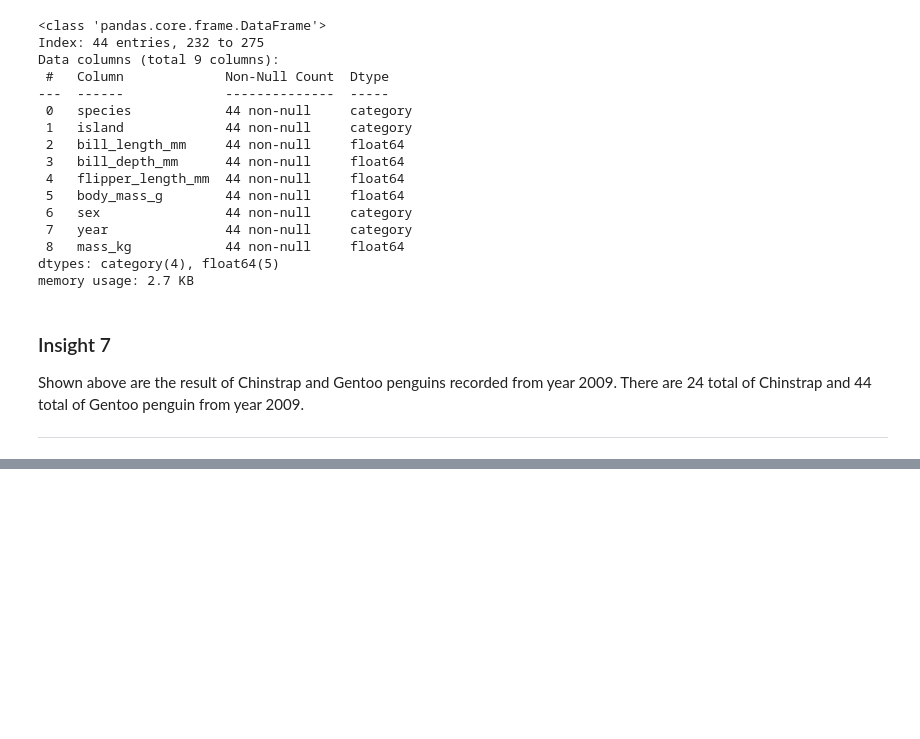
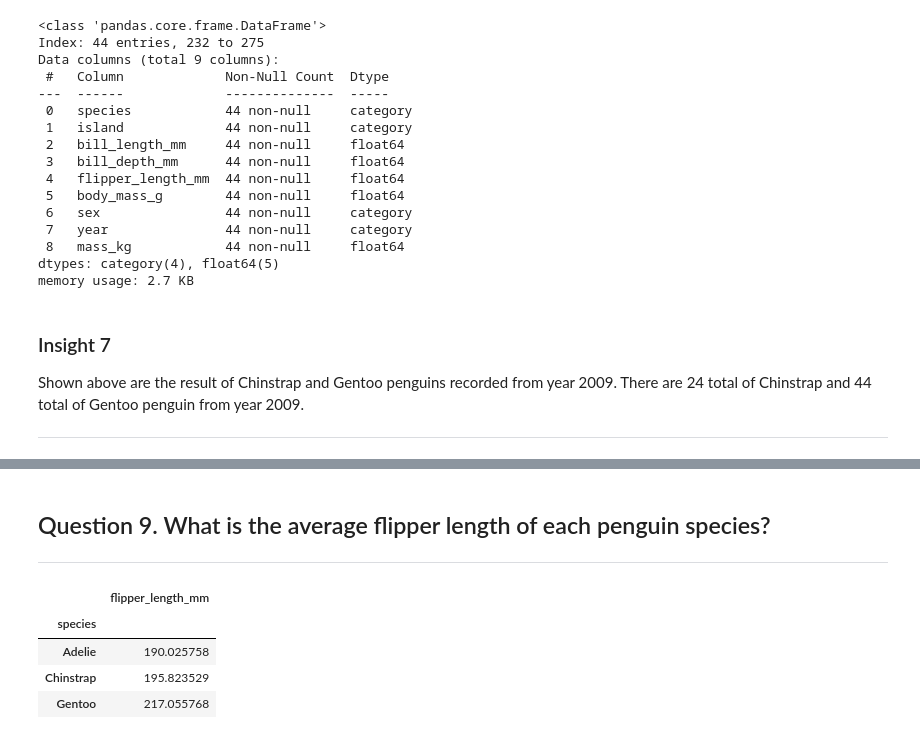
Before and after one commit to ninayyyyy/ELEC303_DataAnalytics, a Jupyter notebook: Activity1.ipynb, the cells around one changed output, grey strips where cells are left out. Saved outputs shown, nothing was run; the diff lists cells and outputs as text; code cells hidden in the pictures; blank space fills up the shorter version.

```diff
--- a/Activity1.ipynb
+++ b/Activity1.ipynb
@@ -599,0 +625,11 @@ memory usage: 2.7 KB
+# %% [markdown]
+<h2>Question 9. What is the average flipper length of each penguin species?</h2>
+<hr>
+# %%
+penguin.groupby('species')[['flipper_length_mm']].mean()
+# %% [output]
+|  | flipper_length_mm |
+| species |  |
+| Adelie | 190.025758 |
+| Chinstrap | 195.823529 |
+| Gentoo | 217.055768 |
```
Also changed, not shown: parts of 25 cells of this notebook.
